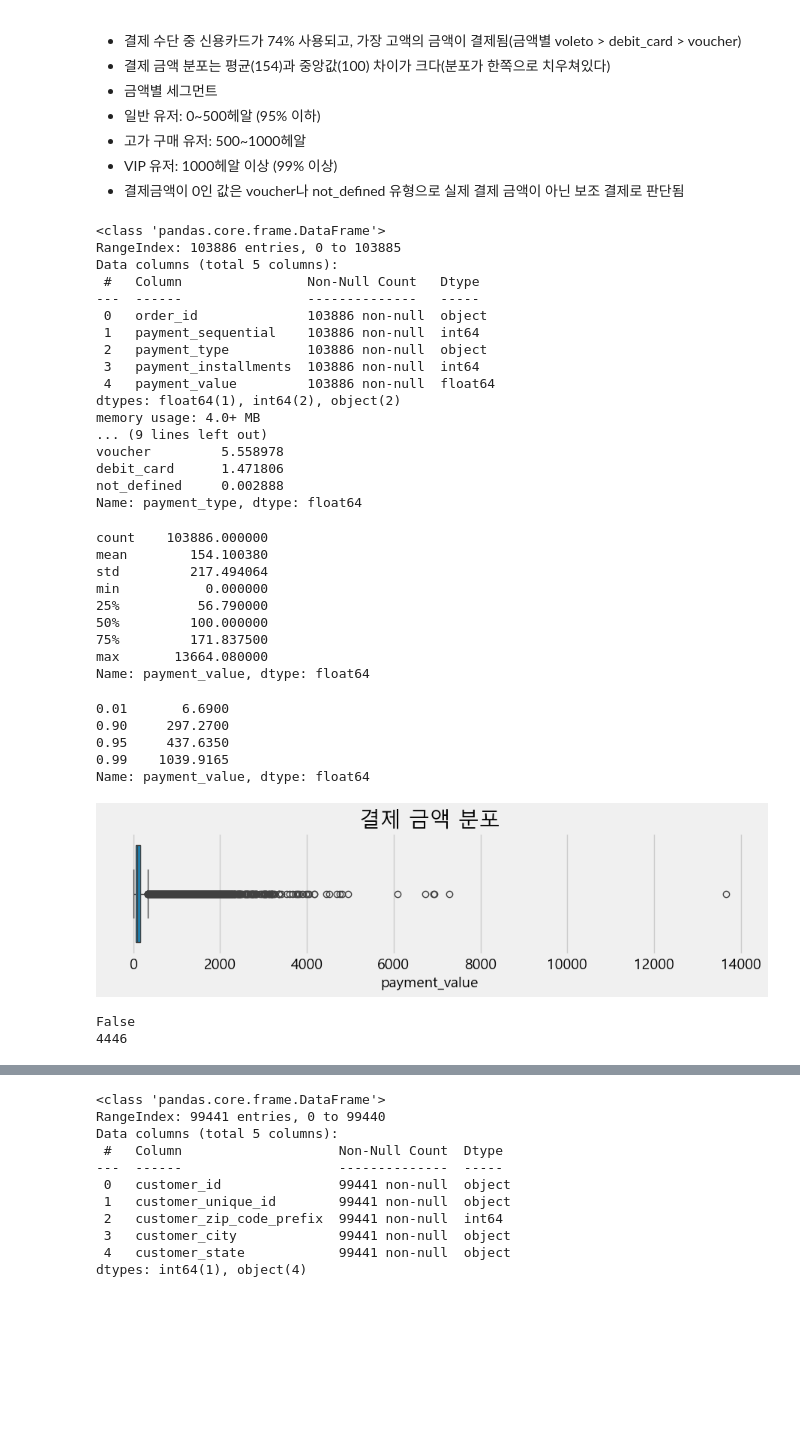
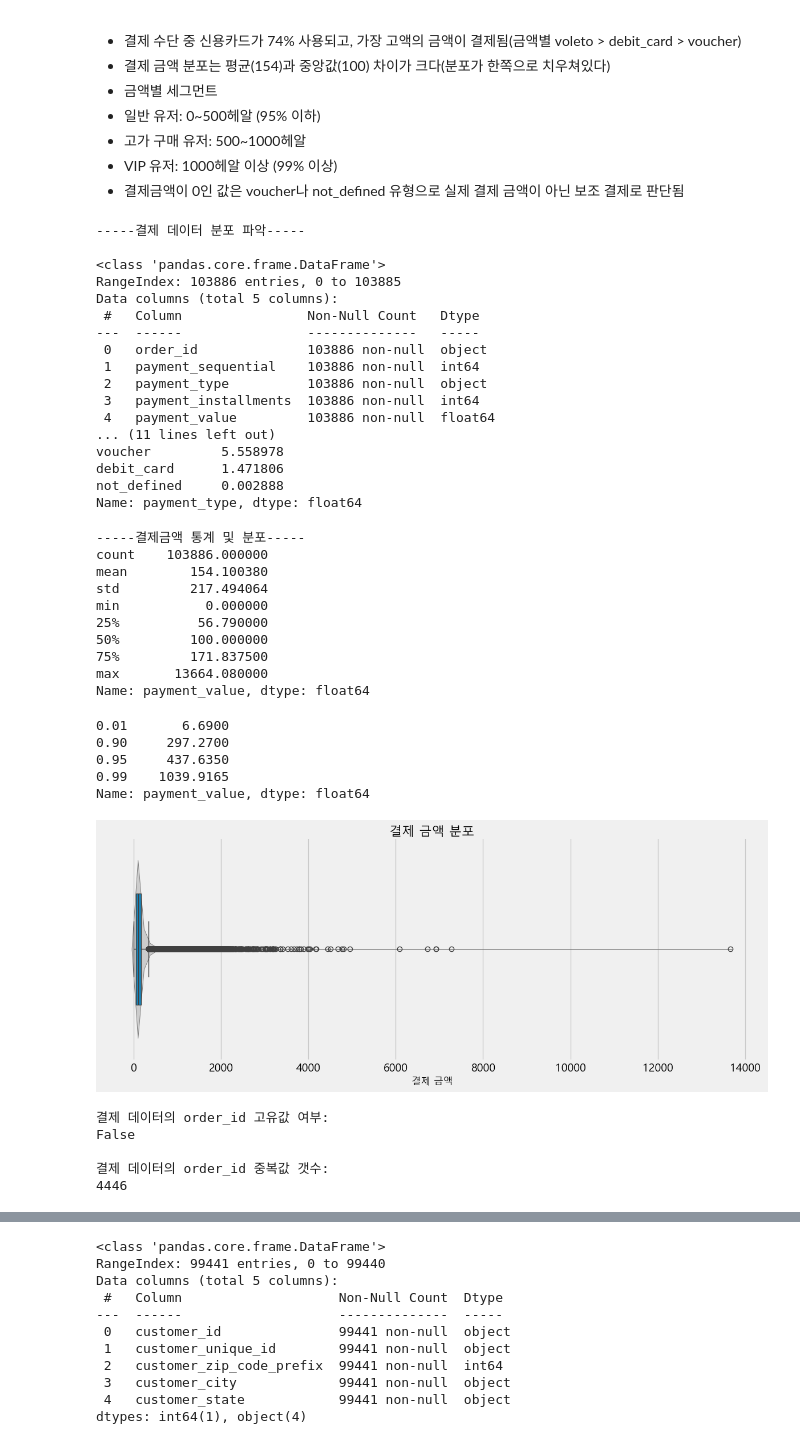
Before and after one commit to eunsung20311-dot/Olist-E-commerce-Analysis, a Jupyter notebook: 1. Data preparation + EDA.ipynb, the cells around one changed output, grey strips where cells are left out. Saved outputs shown, nothing was run; the diff lists cells and outputs as text; code cells hidden in the pictures; blank space fills up the shorter version.

```diff
--- a/1. Data preparation + EDA.ipynb
+++ b/1. Data preparation + EDA.ipynb
@@ -126,10 +127,13 @@ plt.show()
 - 결제금액이 0인 값은 voucher나 not_defined 유형으로 실제 결제 금액이 아닌 보조 결제로 판단됨
 # %%
 #분포 파악
+print('-----결제 데이터 분포 파악-----\n')
 print(df_payments.info())
 print(df_payments.payment_type.value_counts())
 print(df_payments.payment_type.value_counts(normalize=True)*100)
 # %% [output]
+-----결제 데이터 분포 파악-----
+
 <class 'pandas.core.frame.DataFrame'>
 RangeIndex: 103886 entries, 0 to 103885
 Data columns (total 5 columns):
@@ -140,19 +144,19 @@ Data columns (total 5 columns):
  2   payment_type          103886 non-null  object
  3   payment_installments  103886 non-null  int64
  4   payment_value         103886 non-null  float64
-dtypes: float64(1), int64(2), object(2)
-memory usage: 4.0+ MB
-... (9 lines left out)
+... (11 lines left out)
 voucher         5.558978
 debit_card      1.471806
 not_defined     0.002888
 Name: payment_type, dtype: float64
 # %%
 #결제금액 통계 및 분포
+print('-----결제금액 통계 및 분포-----')
 print(df_payments.payment_value.describe())
 
 df_payments['payment_value'].quantile([0.01, 0.90,0.95, 0.99])
 # %% [output]
+-----결제금액 통계 및 분포-----
 count    103886.000000
 mean        154.100380
 std         217.494064
@@ -168,16 +172,24 @@ Name: payment_value, dtype: float64
 0.99    1039.9165
 Name: payment_value, dtype: float64
 # %%
-plt.figure(figsize=(10, 2))
-sns.boxplot(x=df_payments['payment_value'])
-plt.title('결제 금액 분포')
+plt.figure(figsize=(12, 5))
+sns.violinplot(x=df_payments['payment_value'], inner=None, color=".8")
+sns.boxplot(x=df_payments['payment_value'], width = 0.5)
+plt.title('결제 금액 분포', fontsize=16, pad=2)
+plt.xlabel('결제 금액', fontsize=12)
+plt.tight_layout()
 plt.show()
 # %% [output]
-[figure, old version]
+[figure, new version]
 # %%
 #중복 행의 개수
+print('결제 데이터의 order_id 고유값 여부: ')
 print(df_payments['order_id'].nunique() == len(df_payments))
+print('\n결제 데이터의 order_id 중복 갯수: ')
 print(len(df_payments) - df_payments['order_id'].nunique())
 # %% [output]
+결제 데이터의 order_id 고유값 여부:
 False
+
+결제 데이터의 order_id 중복값 갯수:
 4446
```
Also changed, not shown: parts of 22 cells of this notebook.
